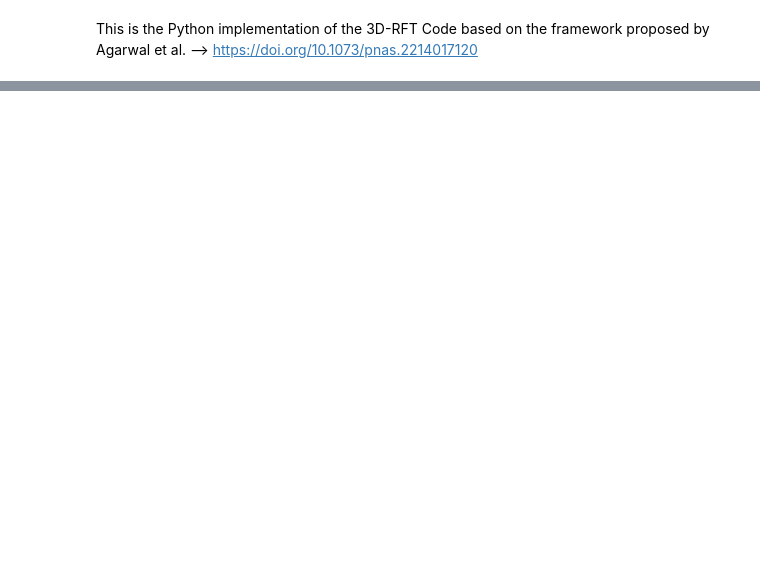
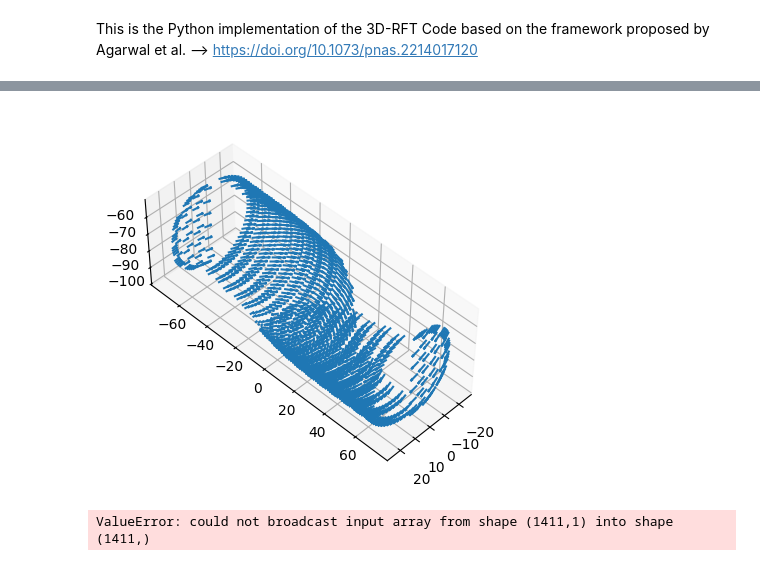
Before and after one commit to Hanneszz/3dRFT-py, a Jupyter notebook: rft_analysis.ipynb, the cells around one changed output, grey strips where cells are left out. Cells and saved outputs as stored; diff of their text form; code cells hidden in the pictures; blank space fills up the shorter version.

```diff
--- a/rft_analysis.ipynb
+++ b/rft_analysis.ipynb
@@ -86,0 +79,33 @@ print(df.head())
+# %%
+## Calculate movement
+movement = rft_functions.calc_movement(
+    point_list,
+    DEPTH,
+    object_height,
+    DIR_ANGLE_XZ_DEG,
+    DIR_ANGLE_Y_DEG,
+    LINEAR_VELOCITY,
+    ROTATION,
+    ANGULAR_VELOCITY,
+)
+# %%
+## Check conditions
+(
+    point_list,
+    normal_list,
+    area_list,
+    depth_list,
+    movement,
+) = rft_functions.check_conditions(
+    point_list, normal_list, area_list, depth_list, movement
+)
+
+figure = plt.figure()
+axes = figure.add_subplot(111, projection="3d")
+axes.quiver(point_list[:,0], point_list[:,1], point_list[:,2], movement[:,0], movement[:,1], movement[:,2], length=5, normalize=True)
+axes.set_box_aspect([np.ptp(vertices[:, 0]), np.ptp(vertices[:, 1]), np.ptp(vertices[:, 2])])
+axes.view_init(45, 45)
+
+plt.show()
+# %% [output]
+[figure, added]
@@ -86,0 +117,7 @@ print(df.head())
+# %%
+## Find the characteristic angles of the RFT method
+beta, gamma, psi = rft_functions.find_angles(
+    normal_list, movement, z_local, r_local, theta_local
+)
+# %% [output]
+ValueError: could not broadcast input array from shape (1411,1) into shape (1411,)
```
Also changed, not shown: parts of 9 cells of this notebook, 2 other files.
